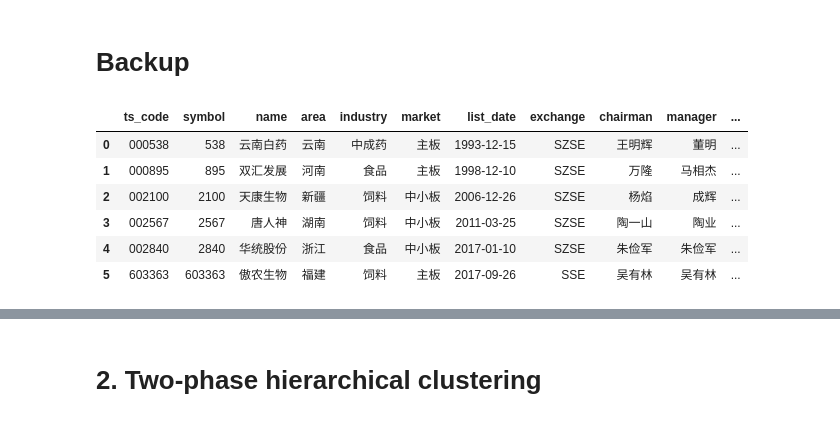
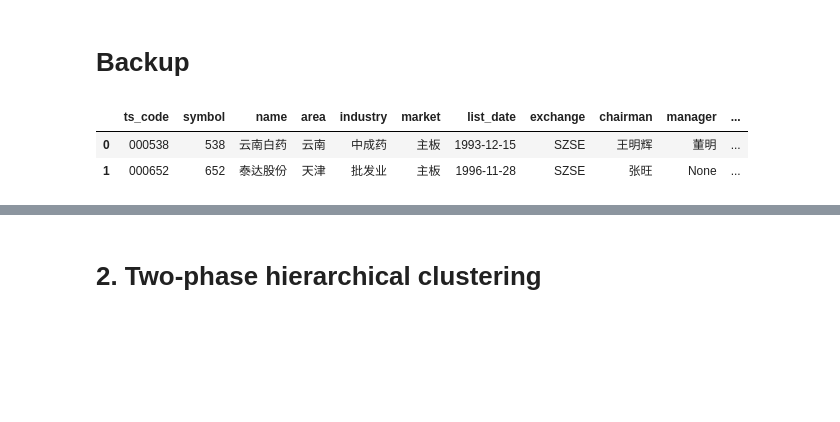
Before and after one commit to Travelguest/PrismaticClient, a Jupyter notebook: server/data/backend_corr.ipynb, the cells around one changed output, grey strips where cells are left out. Saved outputs shown, nothing was run; the diff lists cells and outputs as text; code cells hidden in the pictures; blank space fills up the shorter version.

```diff
--- a/server/data/backend_corr.ipynb
+++ b/server/data/backend_corr.ipynb
@@ -198,5 +204,0 @@ print(get_index_corr_distribution(year))
-# %%
-corr_filter = pd.eval('|'.join([f'(corr_all_years_no_index["{str(year)}"]["{query_code}"] > {threshold})' for query_code in query_codes]))
-corr_filter = corr_all_years_no_index[year].loc[corr_filter]
-corr_filter = corr_filter.filter(items=corr_filter.index)
-corr_filter
@@ -295,0 +237,11 @@ nx.draw(BG, with_labels=True)
+# %%
+%%time
+C = get_cluster_by_query(query_codes, threshold=0.7)
+G = get_cluster_graph(C, 0.7)
+print(nx.info(G)+'\n')
+connected_components = get_connected_components(G)
+print(connected_components)
+print()
+betweenness_centrality = get_betweenness_centrality(G)
+print(betweenness_centrality)
+print()
@@ -295,0 +261,4 @@ nx.draw(BG, with_labels=True)
+# %%
+community_filtered = list(C.index)
+community_corr = corr_matrix(community_filtered)
+community_corr
@@ -296,12 +308,12 @@ nx.draw(BG, with_labels=True)
 # %% [markdown]
 # Backup
 # %%
-# start_date = '2020-01-01'
-# end_date = '2020-06-30'
-# query_codes = ['000652', '000538']
-start_date = '2015-01-01'
-end_date = '2015-12-31'
-query_codes = ['000895', '002567', '603363', '002840', '002100', '000538']
+start_date = '2020-01-01'
+end_date = '2020-06-30'
+query_codes = ['000652', '000538']
+# start_date = '2015-01-01'
+# end_date = '2015-12-31'
+# query_codes = ['000895', '002567', '603363', '002840', '002100', '000538']
 features = ['close', 'vol']
 
 display(stock_info_list.merge(pd.Series(query_codes, name='ts_code')))
@@ -313,38 +325,34 @@ def corr_community_detection(query_codes=['000652', '000538'], method='pearson',
     trade_days = trade_cal.query('@start_date <= cal_date <= @end_date')['is_open'].sum() * 0.8
     trade_days_filter = [(~pd.isna(stock_price.close[column])).sum() > trade_days*0.8 for column in stock_price.close.columns] * 2
     stock_price = stock_price.transpose()[trade_days_filter].transpose()
 
     # find individual corrlation with other assets
     selected_corr = []
     for feature in features:
         selected_stocks = [stock_price[feature].corrwith(stock_price[feature][query_code], method=method, drop=True) for query_code in query_codes]
         selected_corr.append(pd.DataFrame(selected_stocks, index = query_codes).transpose())
     return pd.concat(selected_corr, axis=1, keys=features)
 
 def corr_community_filter(corr, by='close', threshold=0.5):
     corr_filter = pd.eval('|'.join([f'(corr.{by}["{query_code}"].abs() >{threshold})' for query_code in query_codes]))
     corr_filter = corr[by][corr_filter]
     return list(corr_filter.index)
 
 def corr_matrix(query_codes=['000652', '000538'], method='pearson', start_date='2020-01-01', end_date='2020-06-30'):
     # filter stock price by timeframe and query_codes
     stock_price = stock_daily_log.loc[start_date:end_date]
     stock_price = stock_price.transpose().loc[[(feature, index) for feature in features for index in community_filtered]].transpose()
 
     # find individual corrlation with other assets
     selected_corr = []
     for feature in features:
         selected_stocks = stock_price[feature].corr(method=method)
         selected_corr.append(selected_stocks)
     return pd.concat(selected_corr, axis=1, keys=features)
 # %% [output]
 |  | ts_code | symbol | name | area | industry | market | list_date | exchange | chairman | manager | ... |
 | 0 | 000538 | 538 | 云南白药 | 云南 | 中成药 | 主板 | 1993-12-15 | SZSE | 王明辉 | 董明 | ... |
-| 1 | 000895 | 895 | 双汇发展 | 河南 | 食品 | 主板 | 1998-12-10 | SZSE | 万隆 | 马相杰 | ... |
-| 2 | 002100 | 2100 | 天康生物 | 新疆 | 饲料 | 中小板 | 2006-12-26 | SZSE | 杨焰 | 成辉 | ... |
-| 3 | 002567 | 2567 | 唐人神 | 湖南 | 饲料 | 中小板 | 2011-03-25 | SZSE | 陶一山 | 陶业 | ... |
-| 4 | 002840 | 2840 | 华统股份 | 浙江 | 食品 | 中小板 | 2017-01-10 | SZSE | 朱俭军 | 朱俭军 | ... |
-| 5 | 603363 | 603363 | 傲农生物 | 福建 | 饲料 | 主板 | 2017-09-26 | SSE | 吴有林 | 吴有林 | ... |
+| 1 | 000652 | 652 | 泰达股份 | 天津 | 批发业 | 主板 | 1996-11-28 | SZSE | 张旺 | None | ... |
 # %%
 %%time
 
```
Also changed, not shown: parts of 23 cells of this notebook, 5 other files.
